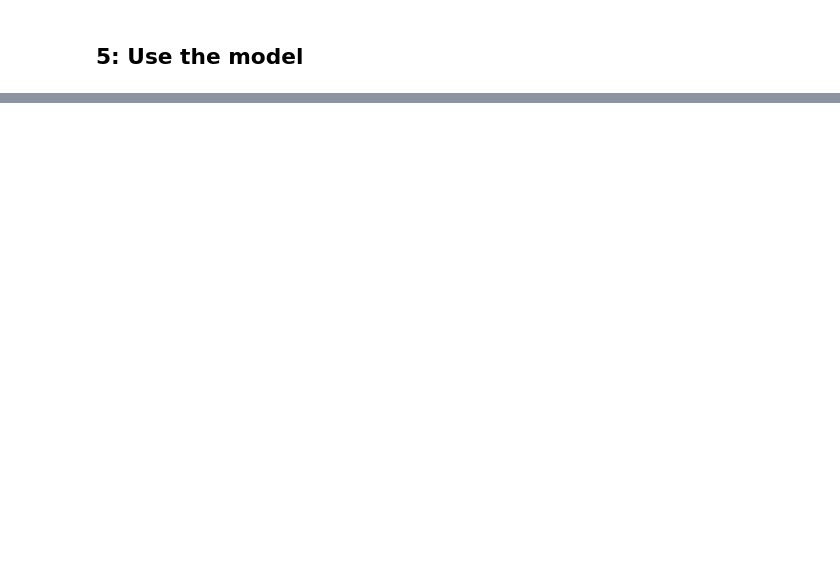
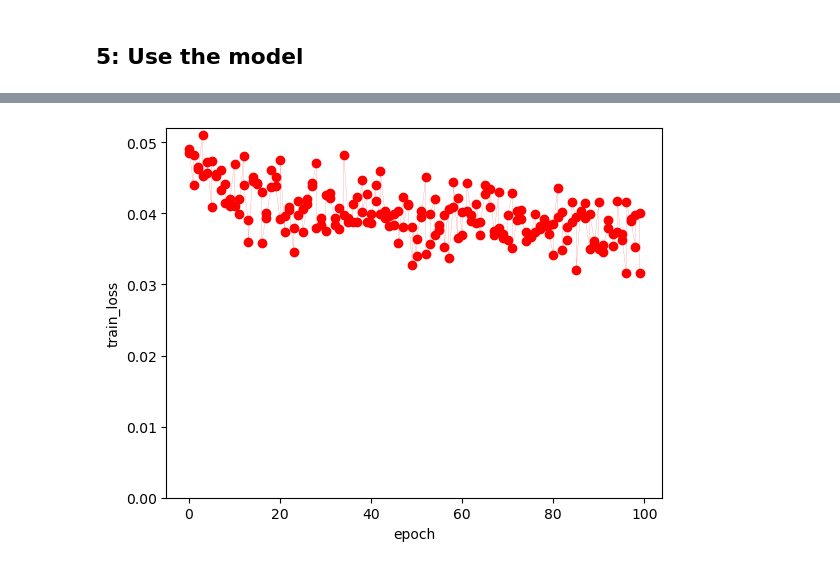
Before and after one commit to ThoAus/learn-ligthning, a Jupyter notebook: 01_First_try_MNIST.ipynb, the cells around one changed output, grey strips where cells are left out. Drawn from its saved outputs; the diff is of its cells as text; code cells hidden in the pictures; blank space fills up the shorter version.

```diff
--- a/01_First_try_MNIST.ipynb
+++ b/01_First_try_MNIST.ipynb
@@ -113,0 +126,4 @@ Predictions (4 image embeddings):
+# %%
+# import the file '.\lightning_logs\version_0\metrics.csv' into a pandas DataFrame
+df = pd.read_csv("./lightning_logs/version_1/metrics.csv")
+df.head()
@@ -113,0 +137,17 @@ Predictions (4 image embeddings):
+# %%
+# plot the loss
+fig, ax = plt.subplots()
+ax.plot(df["epoch"], df["train_loss"],
+        marker="o",
+        linewidth=0.1,
+        color="r")
+
+ax.set_xlabel("epoch")
+ax.set_ylabel("train_loss")
+
+# set 0 as the starting point for the y-axis
+ax.set_ylim(bottom=0)
+
+plt.show()
+# %% [output]
+[figure, added]
```
Also changed, not shown: parts of 9 cells of this notebook, 14 other files.
